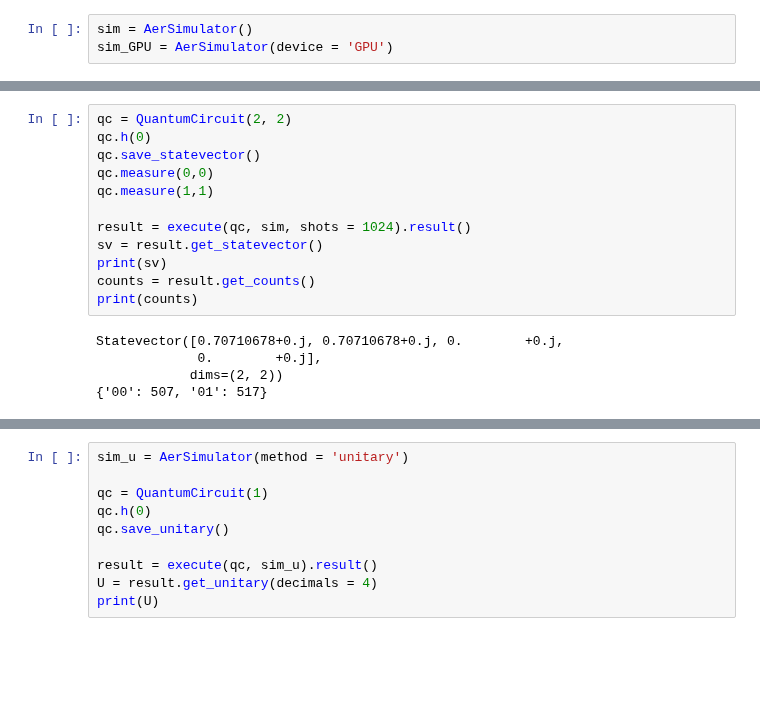
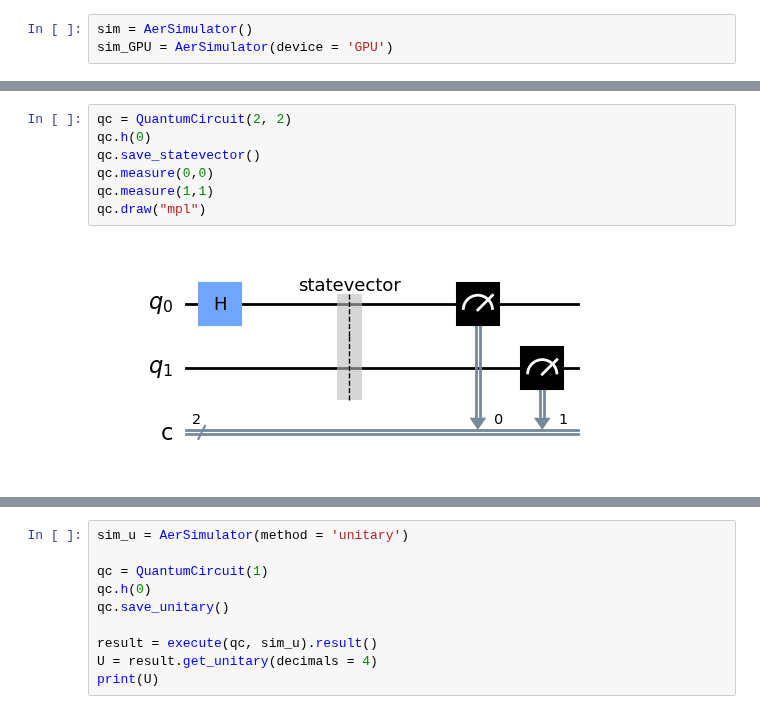
Before and after one commit to dtrad/QuantumComputing, a Jupyter notebook: QBookMLOptim/Chapter02/Chapter_02_Qiskit_code.ipynb, the cells around one changed output, grey strips where cells are left out. Drawn from its saved outputs; the diff is of its cells as text; blank space fills up the shorter version.

```diff
--- a/QBookMLOptim/Chapter02/Chapter_02_Qiskit_code.ipynb
+++ b/QBookMLOptim/Chapter02/Chapter_02_Qiskit_code.ipynb
@@ -62,17 +59,9 @@ plot_histogram(counts)
 # %%
 qc = QuantumCircuit(2, 2)
 qc.h(0)
 qc.save_statevector()
 qc.measure(0,0)
 qc.measure(1,1)
-
-result = execute(qc, sim, shots = 1024).result()
-sv = result.get_statevector()
-print(sv)
-counts = result.get_counts()
-print(counts)
+qc.draw("mpl")
 # %% [output]
-Statevector([0.70710678+0.j, 0.70710678+0.j, 0.        +0.j,
-             0.        +0.j],
-            dims=(2, 2))
-{'00': 507, '01': 517}
+[figure, added]
```
Also changed, not shown: parts of 8 cells of this notebook.
